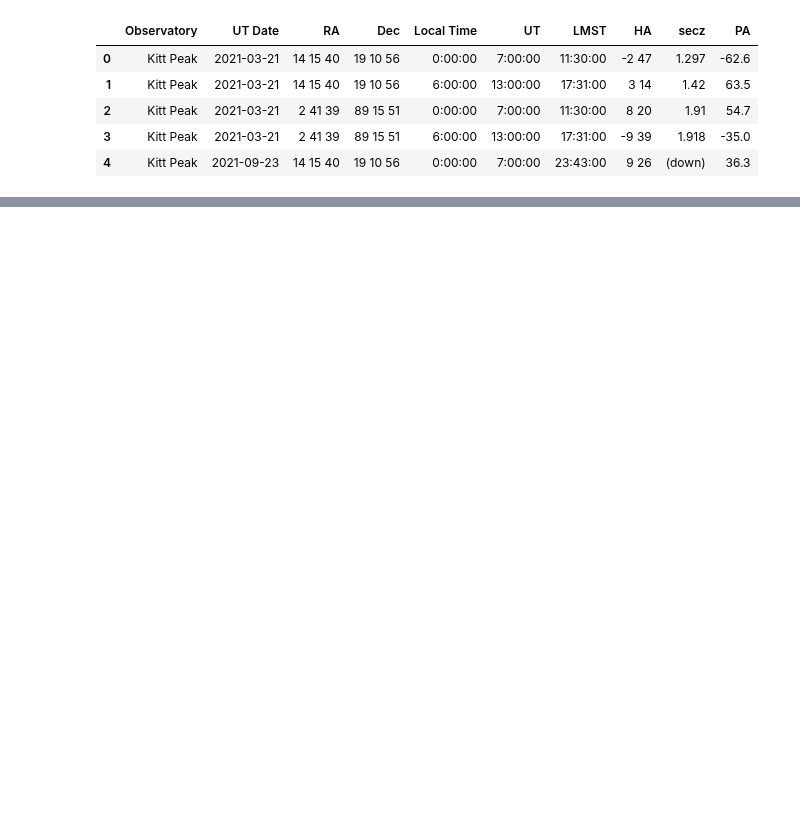
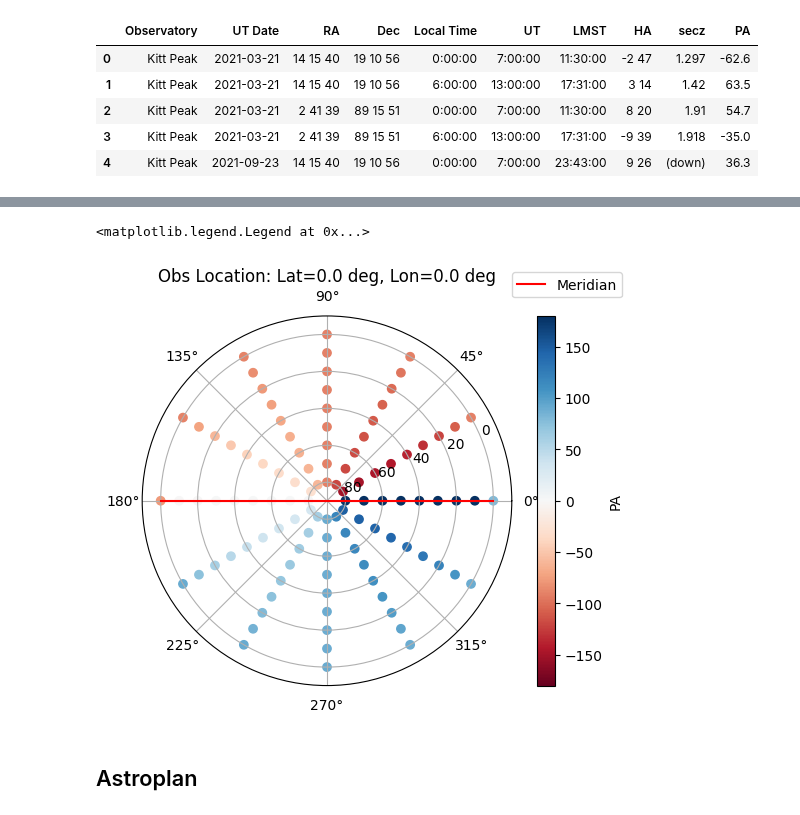
Before and after one commit to RileyWClarke/RAFTS, a Jupyter notebook: Notebooks/par_angle_testing.ipynb, the cells around one changed output, grey strips where cells are left out. Cells and saved outputs as stored; diff of their text form; code cells hidden in the pictures; blank space fills up the shorter version.

```diff
--- a/Notebooks/par_angle_testing.ipynb
+++ b/Notebooks/par_angle_testing.ipynb
@@ -75,0 +228,39 @@ Skycalc says: HA = -2.783333333333333
+# %%
+azs = np.arange(0,360,30)
+alts = np.arange(0,90,10)
+
+az_arr = []
+alt_arr = []
+
+for az in azs:
+    for alt in alts:
+        az_arr.append(az)
+        alt_arr.append(alt)
+az_arr = np.array(az_arr)
+alt_arr = np.array(alt_arr)
+
+time = Time('2021-01-01T00:00:00')
+loc = EarthLocation(lat=0, lon=0, height=0)
+
+pas = []
+
+for az in azs:
+    for alt in alts:
+        aa = SkyCoord(alt=alt, az=az, obstime=time, location=loc, unit=('deg'), frame='altaz')
+        radec = aa.transform_to(ICRS)
+        para_angle = celest_to_pa(ra = radec.ra.deg, dec = radec.dec.deg, time=time, loc=loc)
+        pas.append(para_angle)
+
+fig, ax = plt.subplots(subplot_kw={'projection': 'polar'})
+ax.set_rlim(90,-10)
+a = ax.scatter(az_arr * deg2rad, alt_arr, c=pas, cmap='RdBu', clim=(-180,180))
+cbar = fig.colorbar(a)
+cbar.set_label('PA')
+plt.plot([0,np.pi],[0,0], c='red', label='Meridian')
+plt.title('Obs Location: Lat={0}, Lon={1}'.format(loc.lat, loc.lon))
+plt.legend(loc=(1.0,1.05))
+# %% [output]
+<matplotlib.legend.Legend at 0x...>
+[figure, added]
+# %% [markdown]
+## Astroplan
```
Also changed, not shown: parts of 26 cells of this notebook.
